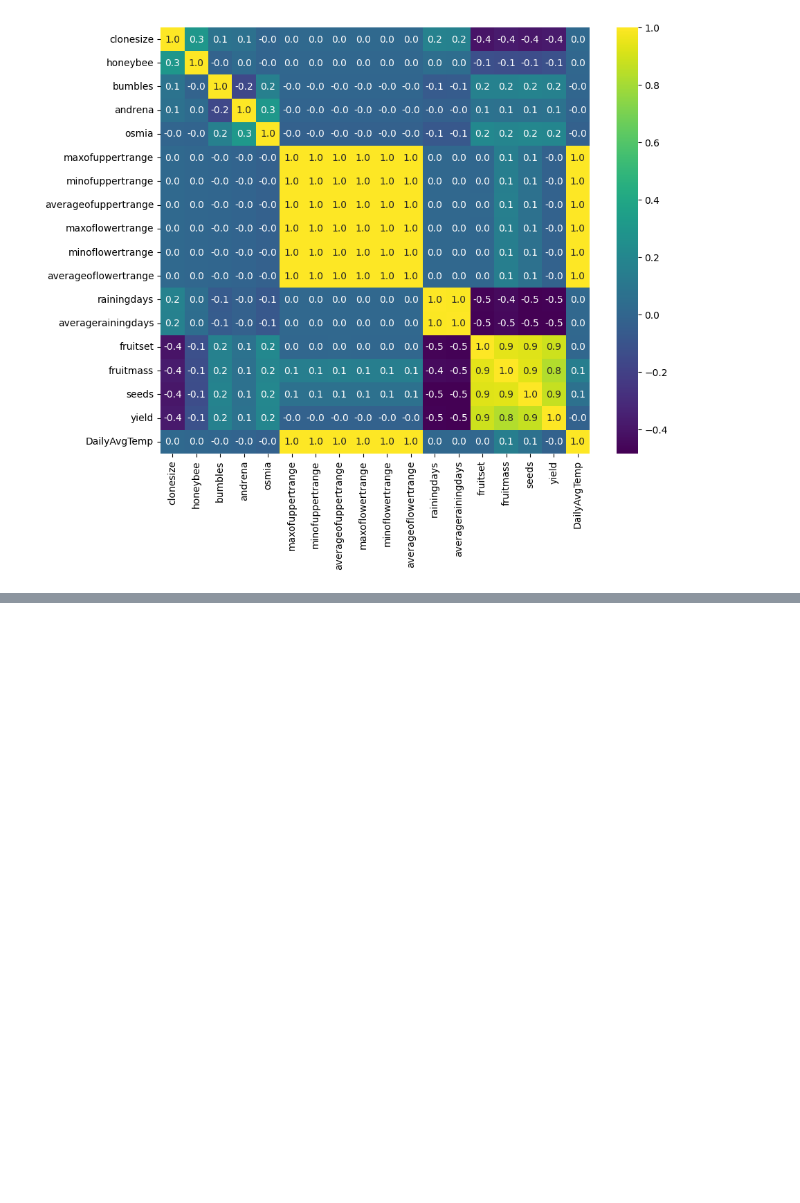
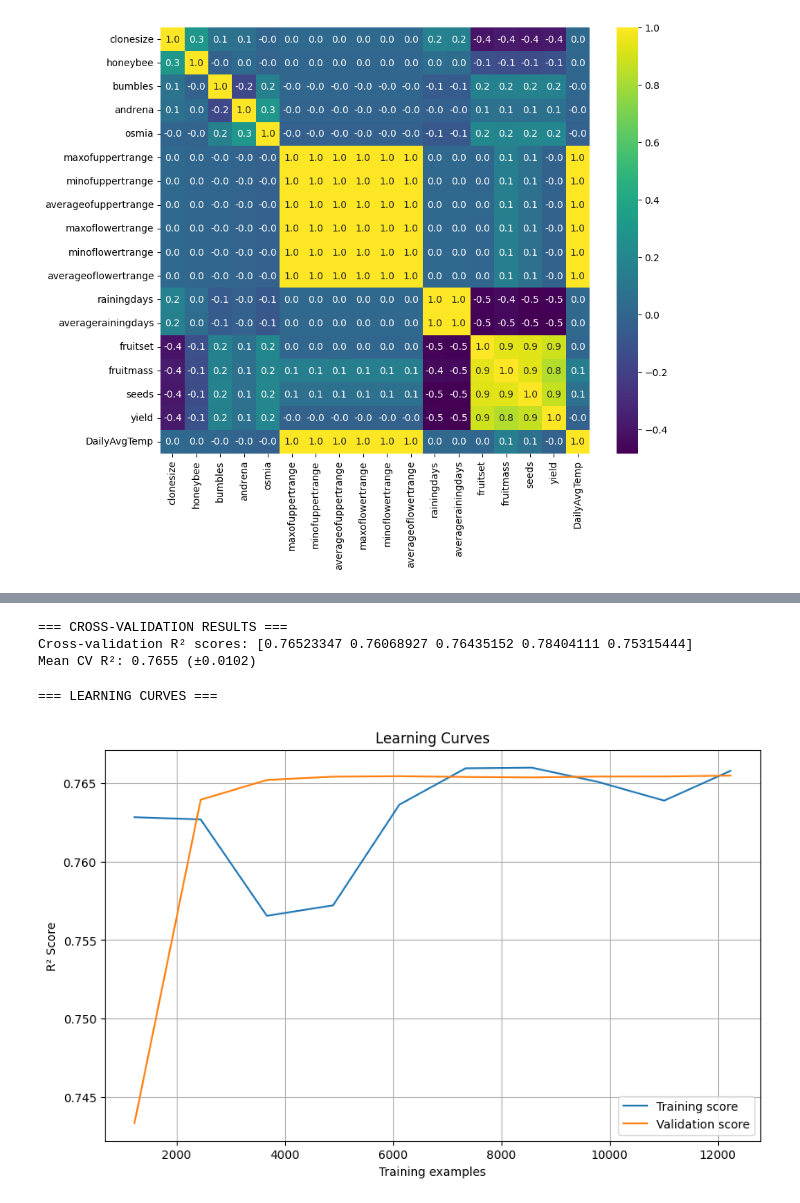
Before and after one commit to EMuritu/Supervised_Machine_Learning, a Jupyter notebook: Yield_Prediction_Final.ipynb, the cells around one changed output, grey strips where cells are left out. Drawn from its saved outputs; the diff is of its cells as text; code cells hidden in the pictures; blank space fills up the shorter version.

```diff
--- a/Yield_Prediction_Final.ipynb
+++ b/Yield_Prediction_Final.ipynb
@@ -470,0 +543,8 @@ sns.heatmap(corr,annot=True,cmap='viridis',fmt='.1f')
+# %%
+# Use clean predictors (not all columns)
+final_predictors = ['DailyAvgTemp', 'rainingdays', 'seeds', 'honeybee', 'bumbles', 'andrena', 'osmia']
+X = train[final_predictors]
+y = train['yield']
+
+print(f"Using {len(final_predictors)} clean predictors")
+print(f"Dataset shape: {X.shape}")
@@ -470,0 +616,36 @@ sns.heatmap(corr,annot=True,cmap='viridis',fmt='.1f')
+# %%
+# Cross-validation for robust performance estimate
+print("\n=== CROSS-VALIDATION RESULTS ===")
+cv_model = make_pipeline(RobustScaler(), Ridge(alpha=1.0))
+cv_scores = cross_val_score(cv_model, X, y, cv=5, scoring='r2')
+
+print(f"Cross-validation R² scores: {cv_scores}")
+print(f"Mean CV R²: {cv_scores.mean():.4f} (±{cv_scores.std():.4f})")
+# %% [output]
+=== CROSS-VALIDATION RESULTS ===
+Cross-validation R² scores: [0.76523347 0.76068927 0.76435152 0.78404111 0.75315444]
+Mean CV R²: 0.7655 (±0.0102)
+# %%
+# Learning curves
+print("\n=== LEARNING CURVES ===")
+pipeline = make_pipeline(RobustScaler(), Ridge(alpha=1.0))
+train_sizes, train_scores, val_scores = learning_curve(
+    pipeline, X, y, cv=5, scoring='r2',
+    train_sizes=np.linspace(0.1, 1.0, 10), random_state=42
+)
+
+# Plot learning curves
+import matplotlib.pyplot as plt
+
+plt.figure(figsize=(10, 6))
+plt.plot(train_sizes, train_scores.mean(axis=1), label='Training score')
+plt.plot(train_sizes, val_scores.mean(axis=1), label='Validation score')
+plt.xlabel('Training examples')
+plt.ylabel('R² Score')
+plt.title('Learning Curves')
+plt.legend()
+plt.grid(True)
+plt.show()
+# %% [output]
+=== LEARNING CURVES ===
+[figure, added]
```
Also changed, not shown: parts of 13 cells of this notebook.
